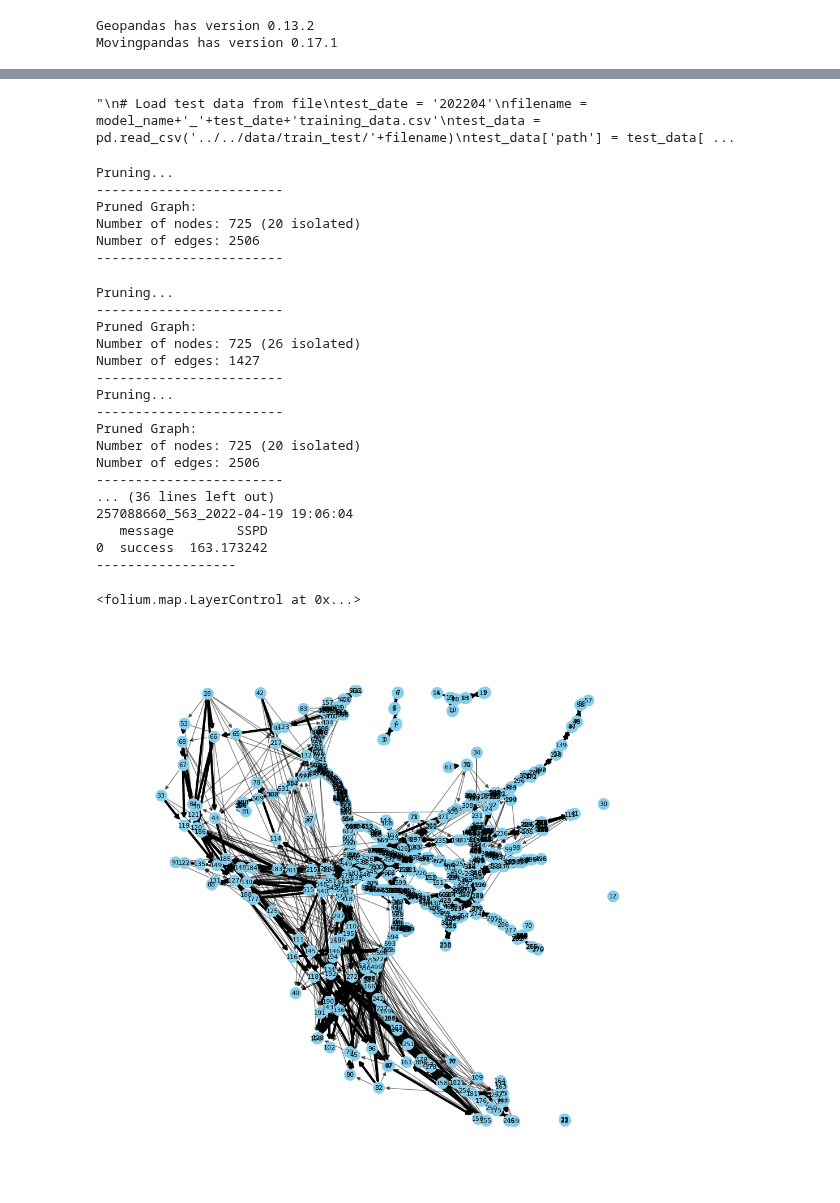
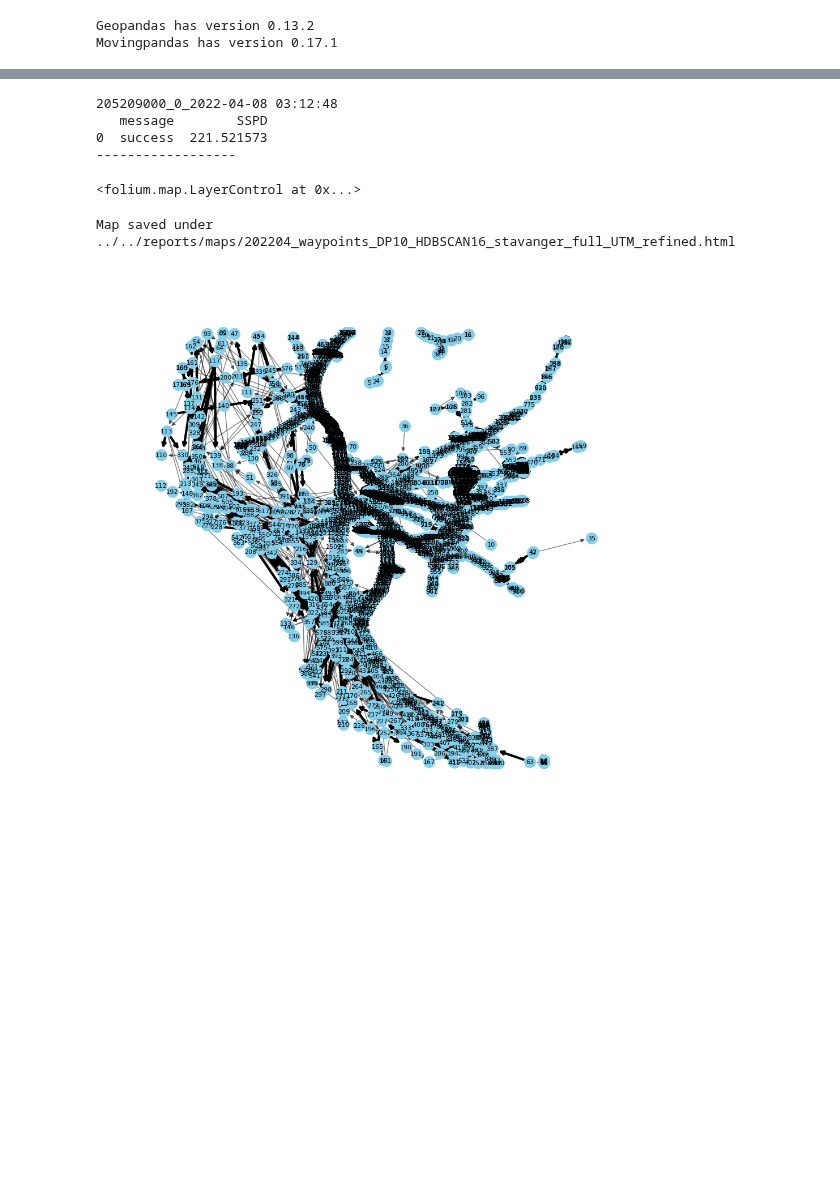
Before and after one commit to vhffm/maritime_route_prediction, a Jupyter notebook: src/visualization/Load_and_plot_network.ipynb, the cells around one changed output, grey strips where cells are left out. Cells and saved outputs as stored; diff of their text form; code cells hidden in the pictures; blank space fills up the shorter version.

Commit message:
added functionality to refine the network based on path data

```diff
--- a/src/visualization/Load_and_plot_network.ipynb
+++ b/src/visualization/Load_and_plot_network.ipynb
@@ -26,8 +25,15 @@ import visualize
 from maritime_traffic_network import MaritimeTrafficNetwork
 # %%
 # load network from pickle
-model_name = '202204_waypoints_DP10_HDBSCAN30_stavanger_full_UTM'
-model_path = '../../models/networks/' + model_name + '.obj'
+model_date = '202204'
+location = 'stavanger'
+DP_tol = 10
+min_samples = 16
+data_size = 'full'
+refined = '_refined'
+
+model_name = model_date+'_waypoints_DP'+str(DP_tol)+'_HDBSCAN'+str(min_samples)+'_'+location+'_'+data_size+'_UTM'+refined
+model_path = '../../models/networks/refined_networks/' + model_name + '.obj'
 fileObj = open(model_path, 'rb')
 network = pickle.load(fileObj)
 fileObj.close()
@@ -53,21 +58,0 @@ network.merge_stop_points(max_speed=2)
-# %%
-'''
-# Load test data from file
-test_date = '202204'
-filename = model_name+'_'+test_date+'training_data.csv'
-test_data = pd.read_csv('../../data/train_test/'+filename)
-test_data['path'] = test_data['path'].apply(literal_eval)
-test_data = gpd.GeoDataFrame(test_data, geometry=gpd.GeoSeries.from_wkt(test_data['geometry']), crs='32632')
-'''
-# %% [output]
-"\n# Load test data from file\ntest_date = '202204'\nfilename = model_name+'_'+test_date+'training_data.csv'\ntest_data = pd.read_csv('../../data/train_test/'+filename)\ntest_data['path'] = test_data[ ...
-# %%
-# prune
-network.prune_graph(1)
-# %% [output]
-Pruning...
-------------------------
-Pruned Graph:
-Number of nodes: 725 (20 isolated)
-Number of edges: 2506
-------------------------
@@ -76,14 +59,12 @@ Number of edges: 2506
 # %%
 # plot network and basemap
-network.prune_graph(100)
-map = network.map_graph(pruned=True, min_passages=2, line_weight=2)  #tromso: center=[69, 19], oslo: center=[59, 10.5]
-network.prune_graph(1)
+map = network.map_graph(refined=True, line_weight=2, center=[69, 19])  #tromso: center=[69, 19], oslo: center=[59, 10.5]
 
 # add some trajectories
 all_trajectories = network.trajectories
-selection_start = 1501
-selection_end = 2000 #len(all_trajectories)
-selection_step = 50
+selection_start = 0
+selection_end = 1 #len(all_trajectories)
+selection_step = 1
 selection = np.arange(selection_start, selection_end, selection_step)
 #selection = [0, 1, 10, 100, 500, 1000, 2999, 5000]
 mmsis = network.gdf.mmsi.unique()[selection]
@@ -106,27 +87,17 @@ for mmsi in mmsis:
 folium.LayerControl().add_to(map)
 #map
 # %% [output]
-Pruning...
-------------------------
-Pruned Graph:
-Number of nodes: 725 (26 isolated)
-Number of edges: 1427
-------------------------
-Pruning...
-------------------------
-Pruned Graph:
-Number of nodes: 725 (20 isolated)
-Number of edges: 2506
-------------------------
-... (36 lines left out)
-257088660_563_2022-04-19 19:06:04
+205209000_0_2022-04-08 03:12:48
    message        SSPD
-0  success  163.173242
+0  success  221.521573
 ------------------
 <folium.map.LayerControl at 0x...>
 # %%
 map.save('../../reports/maps/'+model_name+'.html')
+print(f'Map saved under {"../../reports/maps/"+model_name+".html"}')
+# %% [output]
+Map saved under ../../reports/maps/202204_waypoints_DP10_HDBSCAN16_stavanger_full_UTM_refined.html
 # %%
-network.plot_graph_canvas(pruned=True)
+network.plot_graph_canvas(refined=True)
 # %% [output]
-[figure, old version]
+[figure, new version]
```
Also changed, not shown: parts of 4 cells of this notebook, 13 other files.
